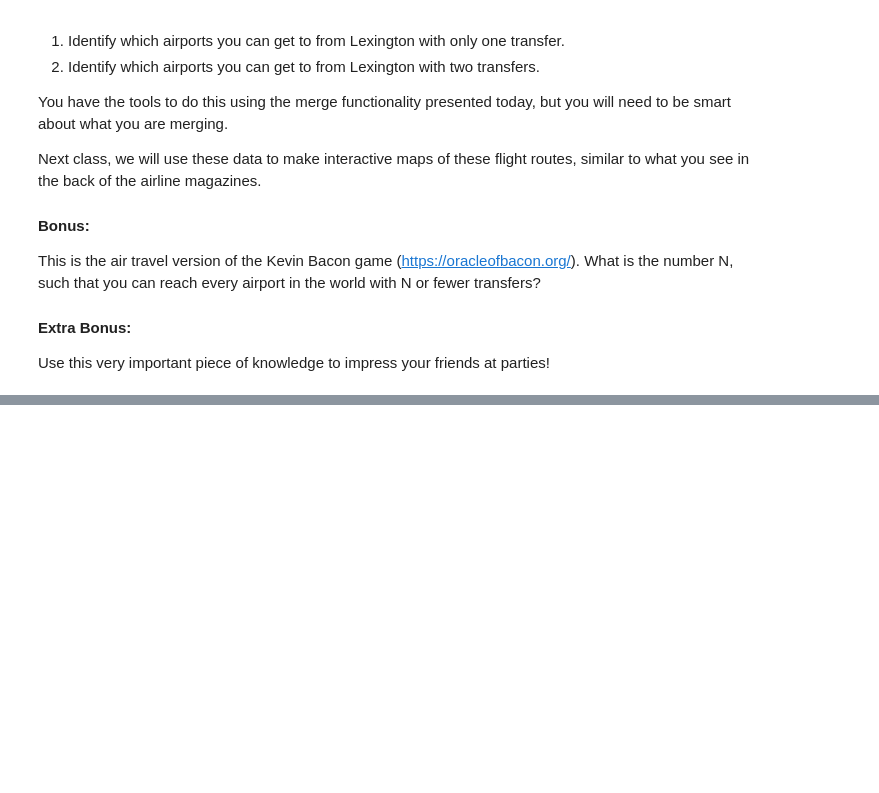
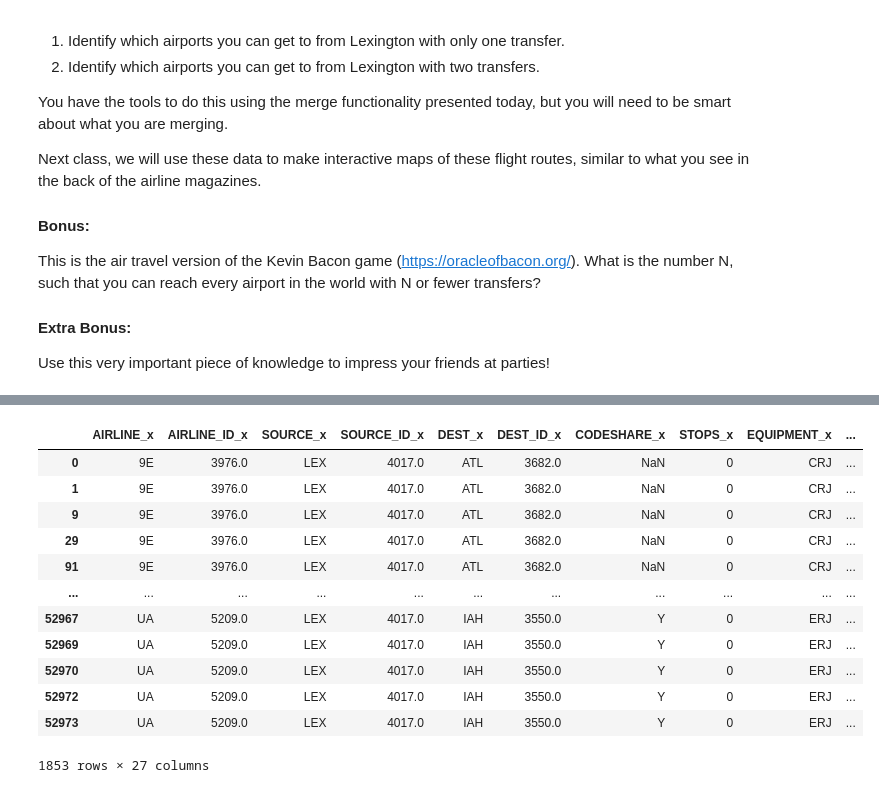
Before and after one commit to Mimarah/ce599, a Jupyter notebook: 07-Merging/open-flights-tutorial.ipynb, the cells around one changed output, grey strips where cells are left out. Saved outputs shown, nothing was run; the diff lists cells and outputs as text; code cells hidden in the pictures; blank space fills up the shorter version.

```diff
--- a/07-Merging/open-flights-tutorial.ipynb
+++ b/07-Merging/open-flights-tutorial.ipynb
@@ -927,0 +754,18 @@ two_transfer
+# %%
+#drops any duplicates
+twotransfer_routes = twotransfer_routes.drop_duplicates(subset = ['DEST'])
+twotransfer_routes
+# %% [output]
+|  | AIRLINE_x | AIRLINE_ID_x | SOURCE_x | SOURCE_ID_x | DEST_x | DEST_ID_x | CODESHARE_x | STOPS_x | EQUIPMENT_x | ... |
+| 0 | 9E | 3976.0 | LEX | 4017.0 | ATL | 3682.0 | NaN | 0 | CRJ | ... |
+| 1 | 9E | 3976.0 | LEX | 4017.0 | ATL | 3682.0 | NaN | 0 | CRJ | ... |
+| 9 | 9E | 3976.0 | LEX | 4017.0 | ATL | 3682.0 | NaN | 0 | CRJ | ... |
+| 29 | 9E | 3976.0 | LEX | 4017.0 | ATL | 3682.0 | NaN | 0 | CRJ | ... |
+| 91 | 9E | 3976.0 | LEX | 4017.0 | ATL | 3682.0 | NaN | 0 | CRJ | ... |
+| ... | ... | ... | ... | ... | ... | ... | ... | ... | ... | ... |
+| 52967 | UA | 5209.0 | LEX | 4017.0 | IAH | 3550.0 | Y | 0 | ERJ | ... |
+| 52969 | UA | 5209.0 | LEX | 4017.0 | IAH | 3550.0 | Y | 0 | ERJ | ... |
+| 52970 | UA | 5209.0 | LEX | 4017.0 | IAH | 3550.0 | Y | 0 | ERJ | ... |
+| 52972 | UA | 5209.0 | LEX | 4017.0 | IAH | 3550.0 | Y | 0 | ERJ | ... |
+| 52973 | UA | 5209.0 | LEX | 4017.0 | IAH | 3550.0 | Y | 0 | ERJ | ... |
+1853 rows × 27 columns
```
Also changed, not shown: parts of 31 cells of this notebook, 8 other files.
